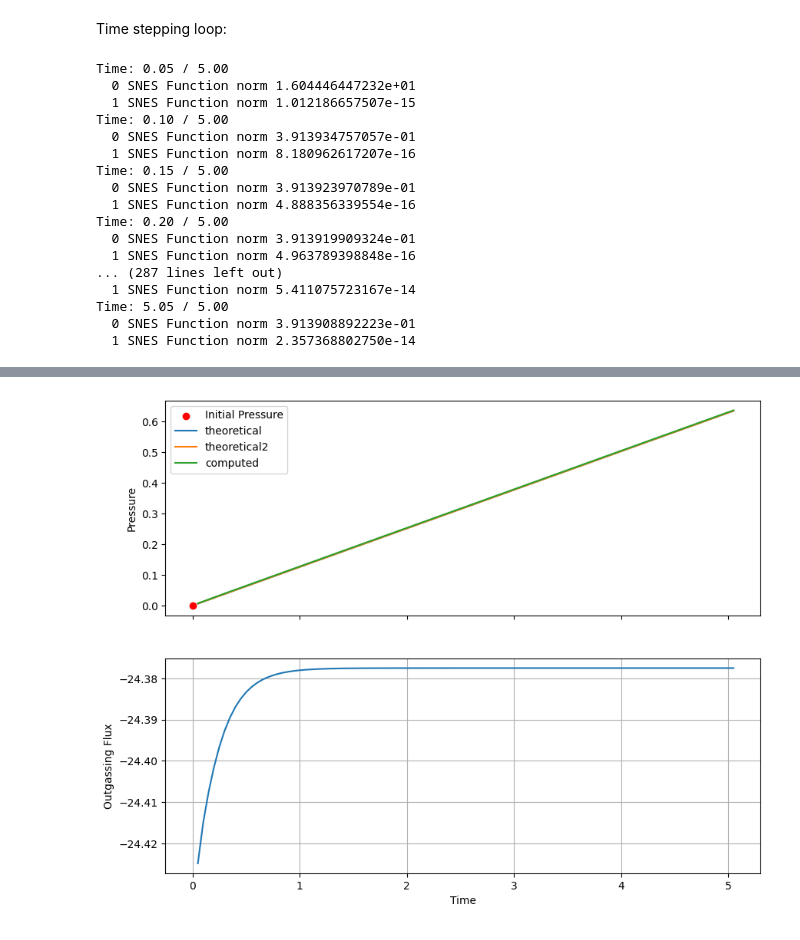
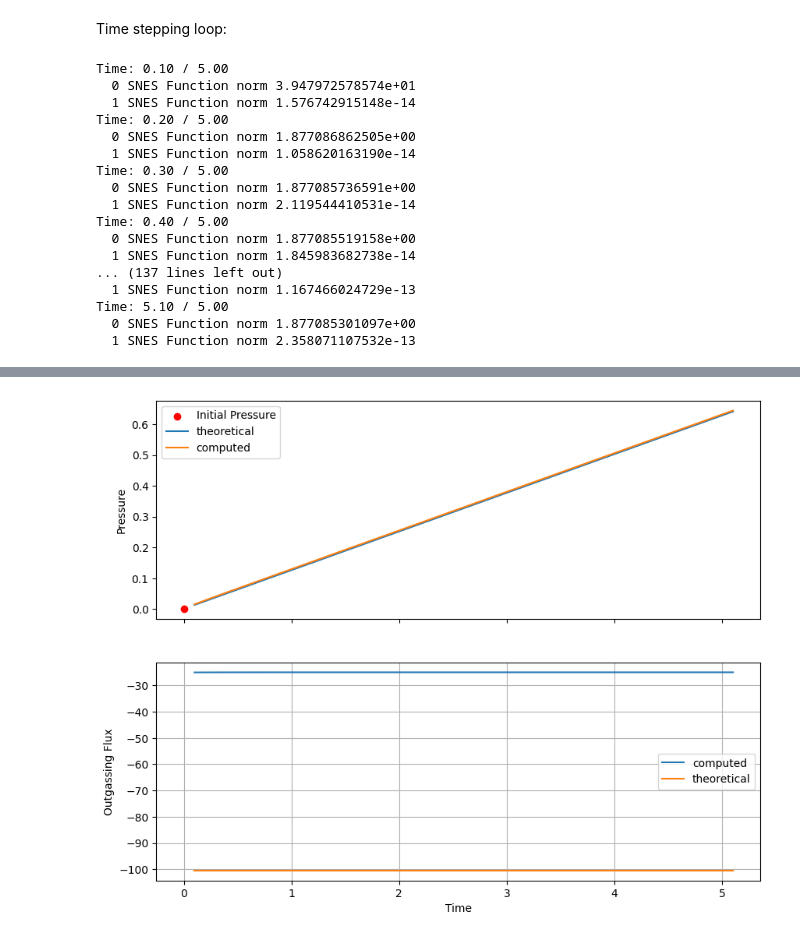
Before and after one commit to scientificcomputing/scifem, a Jupyter notebook: examples/real_function_space_nonlinear_verif_2.ipynb, the cells around one changed output, grey strips where cells are left out. Cells and saved outputs as stored; diff of their text form; code cells hidden in the pictures.

```diff
--- a/examples/real_function_space_nonlinear_verif_2.ipynb
+++ b/examples/real_function_space_nonlinear_verif_2.ipynb
@@ -286,12 +292,9 @@ v, pressure_v = ufl.TestFunctions(W)
 # %% [markdown]
 Let's define the problems constants:
 # %%
-dt = dolfinx.fem.Constant(mesh, 0.05)
+dt = dolfinx.fem.Constant(mesh, 0.1)
 A = dolfinx.fem.Constant(mesh, 2.0)
 K_S = dolfinx.fem.Constant(mesh, 1/(8*np.pi*A.value*r**2))
-# e = dolfinx.fem.Constant(mesh, 2.0)
-# volume = dolfinx.fem.Constant(mesh, 40.0)
-# u_out = dolfinx.fem.Constant(mesh, 0.0)
 # %%
 t = dolfinx.fem.Constant(mesh, 0.0)
 x = ufl.SpatialCoordinate(mesh)
@@ -423,6 +426,7 @@ t_final = 5
 times = []
 all_pressures = []
 outgassing_fluxes = []
+errors_L2 = []
 
 par_print = PETSc.Sys.Print
 while t.value < t_final:
@@ -453,47 +457,55 @@ while t.value < t_final:
     outgassing_flux = mesh.comm.allreduce(
         -assemble_scalar(flux * ds(2)), op=MPI.SUM)
     outgassing_fluxes.append(outgassing_flux)
+
+
+    # compute error
+    L2_error = dolfinx.fem.form(ufl.inner(u - u_e, u - u_e) * ufl.dx)
+    error_local = dolfinx.fem.assemble_scalar(L2_error)
+    error_L2 = np.sqrt(mesh.comm.allreduce(error_local, op=MPI.SUM))
+    errors_L2.append(error_L2)
 plotter.close()
 # %% [output]
-Time: 0.05 / 5.00
-  0 SNES Function norm 1.604446447232e+01
-  1 SNES Function norm 1.012186657507e-15
 Time: 0.10 / 5.00
-  0 SNES Function norm 3.913934757057e-01
-  1 SNES Function norm 8.180962617207e-16
-Time: 0.15 / 5.00
-  0 SNES Function norm 3.913923970789e-01
-  1 SNES Function norm 4.888356339554e-16
+  0 SNES Function norm 3.947972578574e+01
+  1 SNES Function norm 1.576742915148e-14
 Time: 0.20 / 5.00
-  0 SNES Function norm 3.913919909324e-01
-  1 SNES Function norm 4.963789398848e-16
-... (287 lines left out)
-  1 SNES Function norm 5.411075723167e-14
-Time: 5.05 / 5.00
-  0 SNES Function norm 3.913908892223e-01
-  1 SNES Function norm 2.357368802750e-14
+  0 SNES Function norm 1.877086862505e+00
+  1 SNES Function norm 1.058620163190e-14
+Time: 0.30 / 5.00
+  0 SNES Function norm 1.877085736591e+00
+  1 SNES Function norm 2.119544410531e-14
+Time: 0.40 / 5.00
+  0 SNES Function norm 1.877085519158e+00
+  1 SNES Function norm 1.845983682738e-14
+... (137 lines left out)
+  1 SNES Function norm 1.167466024729e-13
+Time: 5.10 / 5.00
+  0 SNES Function norm 1.877085301097e+00
+  1 SNES Function norm 2.358071107532e-13
 # %% [markdown]
 ![title](u_time.gif)
 We see that, as expected, the partial pressure $P_b$ decreases with time.
 # %%
 fig, axs = plt.subplots(2, 1, figsize=(10, 8), sharex=True)
 
 axs[0].scatter([0], [P_b_initial.value], color="red", label="Initial Pressure")
-# axs[0].plot(times,  4 * np.pi *A.value * np.array(times)**2 * r**2, label="theoretical")
-axs[0].plot(times,  u_exact(np.array(times), x=[r, 0])/K_S.value, label="theoretical")
-axs[0].plot(times,  P_b_initial.value + 8*np.pi * A.value * r**2 * np.array(times), label="theoretical2")
+# axs[0].plot(times,  u_exact(np.array(times), x=[r, 0])/K_S.value, label="theoretical")
+axs[0].plot(times,  P_b_initial.value + 8*np.pi * A.value * r**2 * np.array(times), label="theoretical")
 axs[0].plot(times, all_pressures, label="computed")
 axs[0].set_ylabel("Pressure")
 axs[0].legend()
 # axs[0].set_ylim(bottom=0)
 
-axs[1].plot(times, outgassing_fluxes)
+axs[1].plot(times, outgassing_fluxes, label="computed")
+axs[1].plot(times,  -8*np.pi*L**2 * np.ones_like(times), label="theoretical")
+axs[1].legend()
 
 axs[1].set_ylabel("Outgassing Flux")
 # axs[1].set_ylim(bottom=0)
 
 plt.xlabel("Time")
 plt.grid(True)
 plt.show()
 # %% [output]
-[figure, old version]
+[figure, new version]
```
Also changed, not shown: parts of 4 cells of this notebook.
